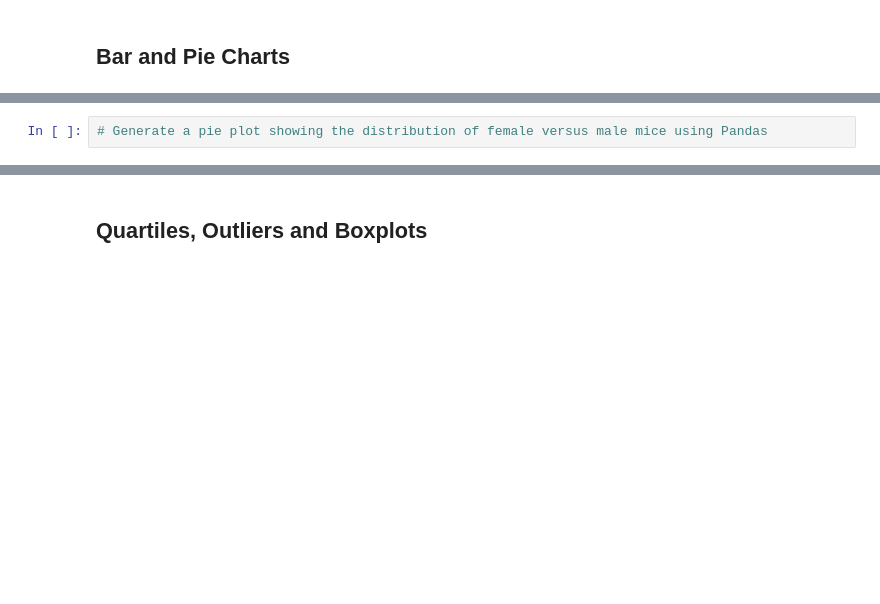
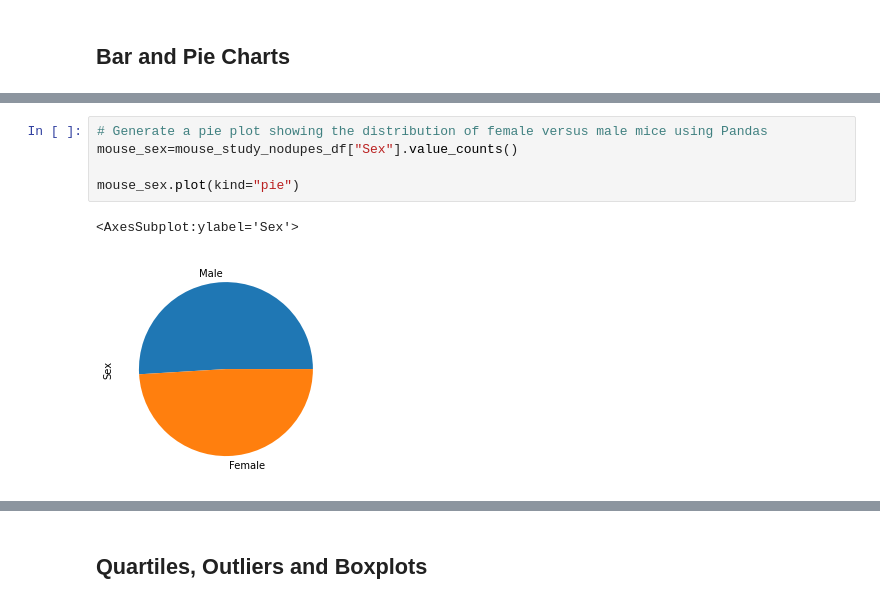
Before and after one commit to ermcgrew/matplotlib_challenge, a Jupyter notebook: Pymaceuticals/main.ipynb, the cells around one changed output, grey strips where cells are left out. Drawn from its saved outputs; the diff is of its cells as text; blank space fills up the shorter version.

```diff
--- a/Pymaceuticals/main.ipynb
+++ b/Pymaceuticals/main.ipynb
@@ -102,4 +142,10 @@ mouse2_number
 # %%
 # Generate a pie plot showing the distribution of female versus male mice using Pandas
+mouse_sex=mouse_study_nodupes_df["Sex"].value_counts()
+
+mouse_sex.plot(kind="pie")
+# %% [output]
+<AxesSubplot:ylabel='Sex'>
+[figure, added]
 # %%
 # Generate a pie plot showing the distribution of female versus male mice using pyplot
```
Also changed, not shown: parts of 8 cells of this notebook.
